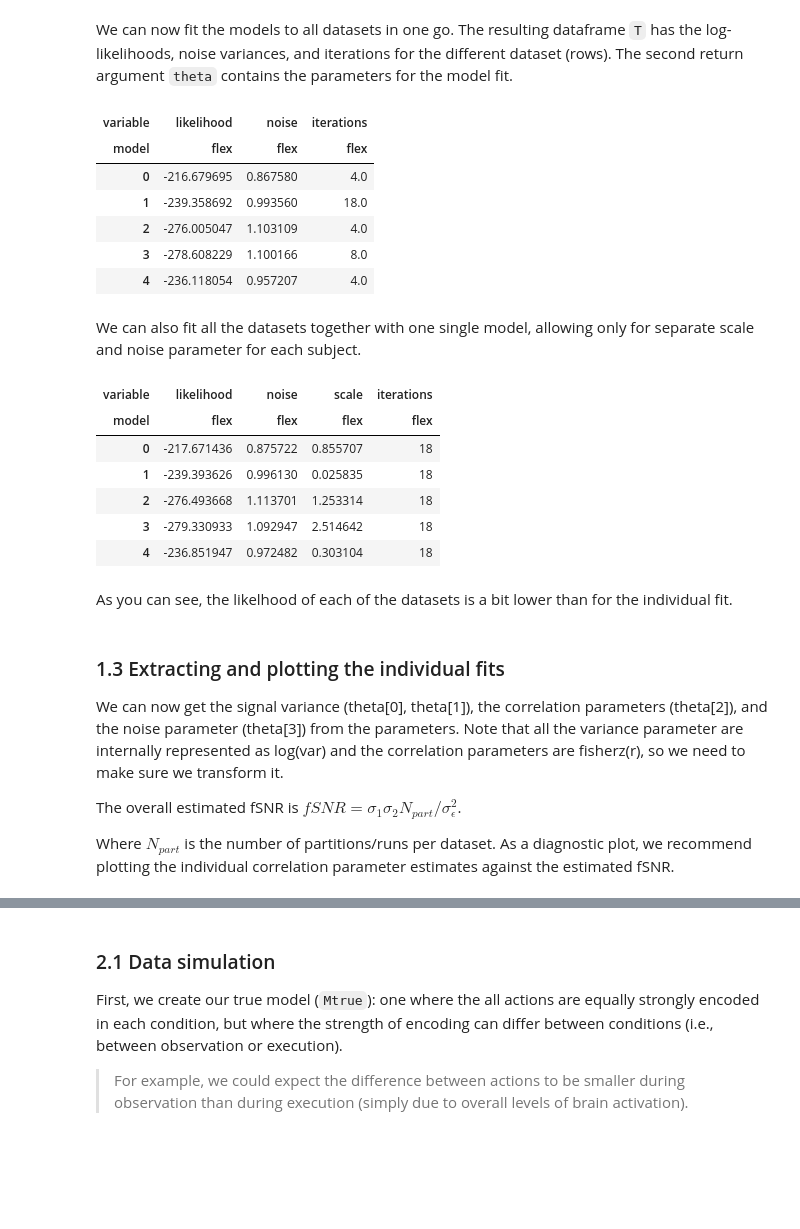
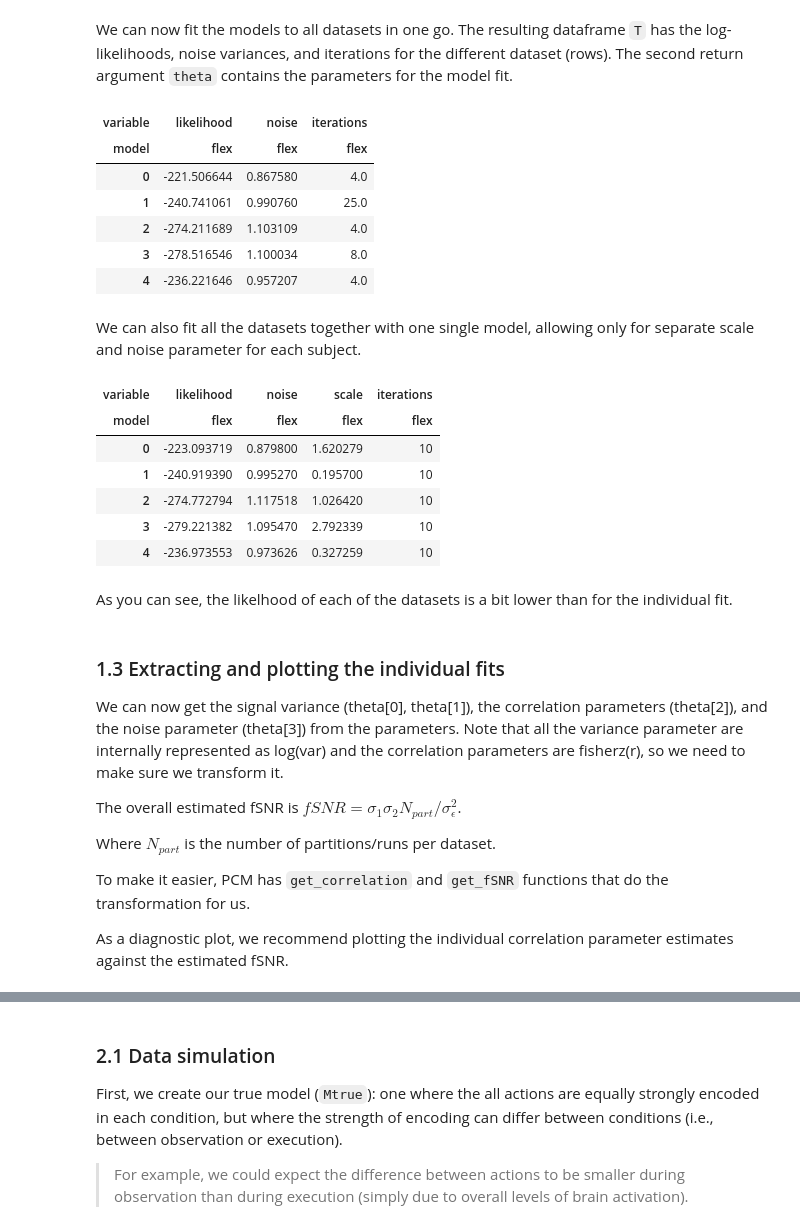
Before and after one commit to DiedrichsenLab/PcmPy, a Jupyter notebook: docs/demos/demo_correlation.ipynb, the cells around one changed output, grey strips where cells are left out. Cells and saved outputs as stored; diff of their text form; code cells hidden in the pictures; blank space fills up the shorter version.

```diff
--- a/docs/demos/demo_correlation.ipynb
+++ b/docs/demos/demo_correlation.ipynb
@@ -43,8 +43,8 @@ In this example, we will use simulated data with a known correlation between the
 
 Because the correlation of the true mode (`Mtrue`) is fixedm the model has only 2 hyper-parameters reflecting the signal strength (or true pattern variance) for each activity pattern (`item`).
 # %%
-Mtrue = pcm.CorrelationModel('corr', num_items=1, corr=0.7, cond_effect=False)
-print(f"The true model has {Mtrue.n_param} hyper parameters")
+Mtrue_sim = pcm.CorrelationModel('corr', num_items=1, corr=0.7, cond_effect=False)
+print(f"The true model has {Mtrue_sim.n_param} hyper parameters")
 # %% [output]
 The true model has 2 hyper parameters
 # %% [markdown]
@@ -58,13 +58,13 @@ cond_vec, part_vec = pcm.sim.make_design(n_cond, n_part)
 
 # Starting from the true model above, generate 30 datasets/participants
 # with relatively low signal-to-noise ratio (0.06:1)
-# Note that signal variance is drawn from a gamma distribution with shape=2 and scale=0.03 (mean 0.1)
+# Note that signal variance is drawn from a gamma distribution with shape=2 and scale=0.03 (mean 0.06)
 # The noise is by default set to 1.
 # For replicability, we are using a fixed random seed (100)
 n_subj = 30
 rng = np.random.default_rng(seed=102)
-signal = np.random.gamma(shape=2,scale=0.05,size=(n_subj,))
-D = pcm.sim.make_dataset(model=Mtrue, \
+signal = np.random.gamma(shape=2,scale=0.03,size=(n_subj,))
+D = pcm.sim.make_dataset(model=Mtrue_sim, \
     theta=[0,0], \
     cond_vec=cond_vec, \
     part_vec=part_vec, \
@@ -106,8 +102,8 @@ Different brain regions measured with fMRI often differ dramatically in their si
 To get the maximum-likelihood estimate of the correlation of X and Y we  generate a flexible model (`Mflex`) that has the correlation as a parameter that is being optimized.
 # %%
 # Now make the flexible model
-Mflex = pcm.CorrelationModel("flex", num_items=1, corr=None, cond_effect=False)
-print(f"The flexible model has {Mflex.n_param} hyper parameters")
+Mflex_sim = pcm.CorrelationModel("flex", num_items=1, corr=None, cond_effect=False)
+print(f"The flexible model has {Mflex_sim.n_param} hyper parameters")
 # %% [output]
 The flexible model has 3 hyper parameters
 # %% [markdown]
@@ -116,32 +112,32 @@ We can now fit the models to all datasets in one go. The resulting dataframe `T`
 # In this case, we the mean of the block is not modelled
 # This is valid if the measurement noise for A and B within a block are independent.
 # We don't need to include a scale parameter given that we don't have a fixed model
-T, theta = pcm.fit_model_individ(D, Mflex, fixed_effect=None, fit_scale=False, verbose=False)
+T, theta = pcm.fit_model_individ(D, Mflex_sim, fixed_effect=None, fit_scale=False, verbose=False)
 T.head()
 # %% [output]
 | variable | likelihood | noise | iterations |
 | model | flex | flex | flex |
-| 0 | -216.679695 | 0.867580 | 4.0 |
-| 1 | -239.358692 | 0.993560 | 18.0 |
-| 2 | -276.005047 | 1.103109 | 4.0 |
-| 3 | -278.608229 | 1.100166 | 8.0 |
-| 4 | -236.118054 | 0.957207 | 4.0 |
+| 0 | -221.506644 | 0.867580 | 4.0 |
+| 1 | -240.741061 | 0.990760 | 25.0 |
+| 2 | -274.211689 | 1.103109 | 4.0 |
+| 3 | -278.516546 | 1.100034 | 8.0 |
+| 4 | -236.221646 | 0.957207 | 4.0 |
 # %% [markdown]
 We can also fit all the datasets together with one single model, allowing only for separate scale and noise parameter for each subject.
 # %%
 # We can either include or not include a individual scale factor.
 # Given that that the variance parameters (and correlation parameter) are  the same across the entire group, but
 # since we cannot assume that the signal-to-noise ratio is the same across participants, we include a scale factor.
-T_gr, theta_gr = pcm.fit_model_group(D, Mflex, fixed_effect=None, fit_scale=True, verbose=False)
+T_gr, theta_gr = pcm.fit_model_group(D, Mflex_sim, fixed_effect=None, fit_scale=True, verbose=False)
 T_gr.head()
 # %% [output]
 | variable | likelihood | noise | scale | iterations |
 | model | flex | flex | flex | flex |
-| 0 | -217.671436 | 0.875722 | 0.855707 | 18 |
-| 1 | -239.393626 | 0.996130 | 0.025835 | 18 |
-| 2 | -276.493668 | 1.113701 | 1.253314 | 18 |
-| 3 | -279.330933 | 1.092947 | 2.514642 | 18 |
-| 4 | -236.851947 | 0.972482 | 0.303104 | 18 |
+| 0 | -223.093719 | 0.879800 | 1.620279 | 10 |
+| 1 | -240.919390 | 0.995270 | 0.195700 | 10 |
+| 2 | -274.772794 | 1.117518 | 1.026420 | 10 |
+| 3 | -279.221382 | 1.095470 | 2.792339 | 10 |
+| 4 | -236.973553 | 0.973626 | 0.327259 | 10 |
 # %% [markdown]
 As you can see, the likelhood of each of the datasets is a bit lower than for the individual fit.
 # %% [markdown]
@@ -152,6 +148,9 @@ Note that all the variance parameter are internally represented as log(var) and
 The overall estimated fSNR is $fSNR  = \sigma_1 \sigma_2 N_{part}/\sigma^2_{\epsilon}$.
 
 Where $N_{part}$ is the number of partitions/runs per dataset.
+
+To make it easier, PCM has `get_correlation` and `get_fSNR` functions that do the transformation for us.
+
 As a diagnostic plot, we recommend plotting the individual correlation parameter estimates against the estimated fSNR.
 # %%
 # Get the individual parameter estimates from the individual fits
```
Also changed, not shown: parts of 30 cells of this notebook, 7 other files.
